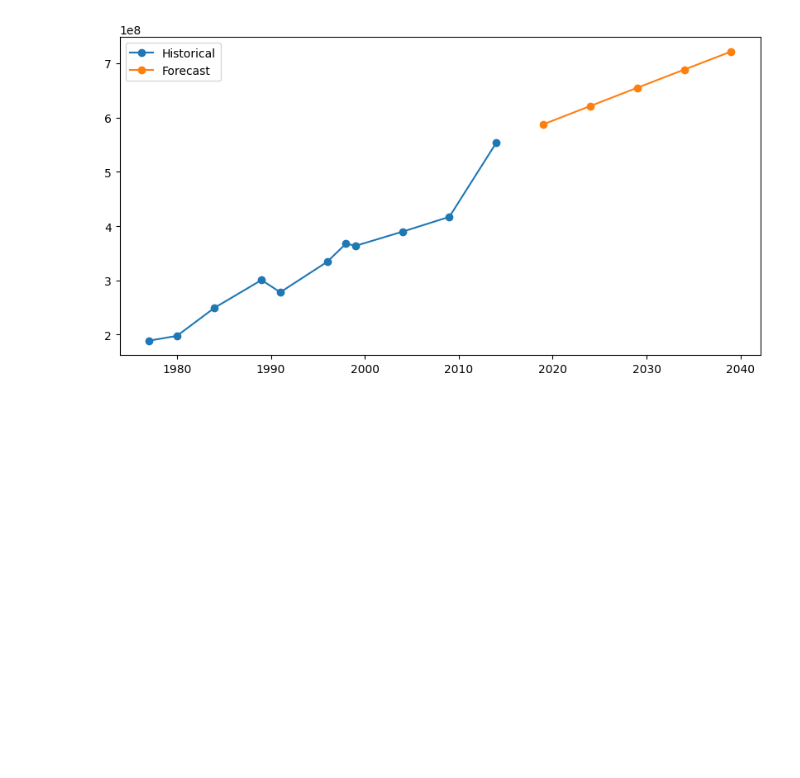
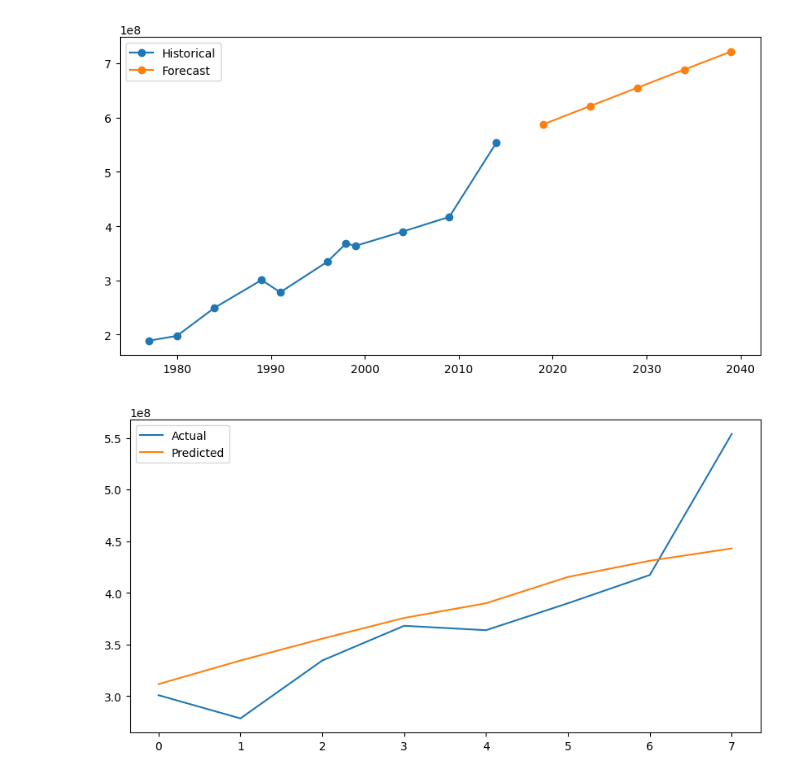
Before and after one commit to DRPatel75/Predictive-Modeling-and-Forecasting-for-Election-Outcomes, a Jupyter notebook: notebooks/election_prediciton.ipynb, the cells around one changed output. Drawn from its saved outputs; the diff is of its cells as text; code cells hidden in the pictures; blank space fills up the shorter version.

Commit message:
LSTM graph

```diff
--- a/notebooks/election_prediciton.ipynb
+++ b/notebooks/election_prediciton.ipynb
@@ -663,3 +663,16 @@ plt.legend()
 plt.show()
 # %% [output]
 [figure]
+# %%
+plt.figure(figsize=(10,5))
+
+plt.plot(actual,
+         label='Actual')
+
+plt.plot(predictions_actual,
+         label='Predicted')
+
+plt.legend()
+plt.show()
+# %% [output]
+[figure, added]
```
